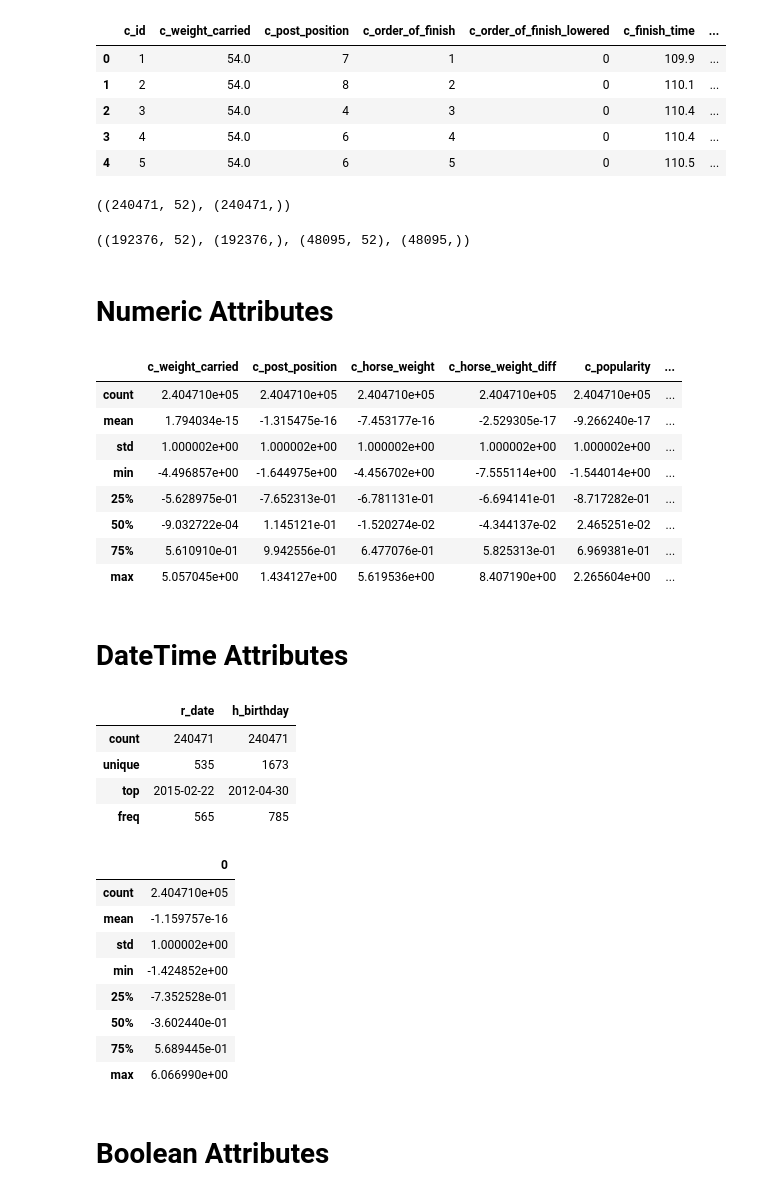
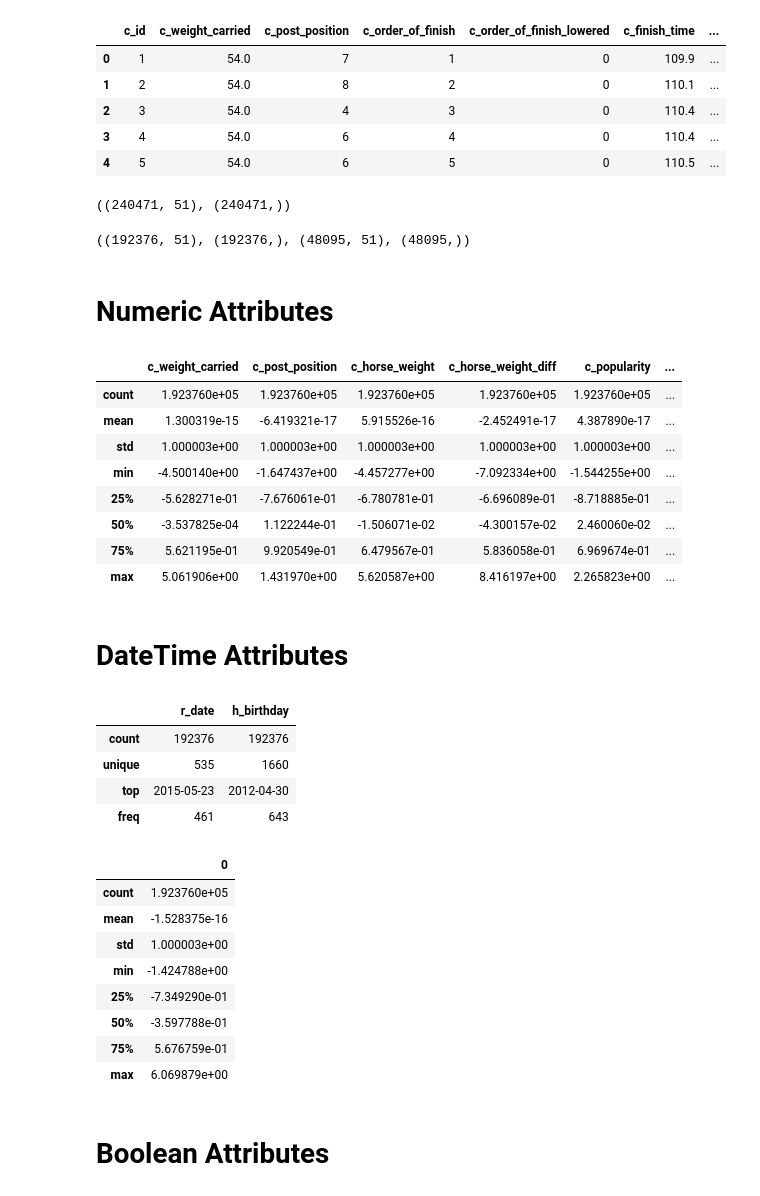
Before and after one commit to hankehly/netkeiba, a Jupyter notebook: notebooks/transformation.ipynb, the cells around one changed output. Cells and saved outputs as stored; diff of their text form; code cells hidden in the pictures.

Commit message:
Add full pipeline

```diff
--- a/notebooks/transformation.ipynb
+++ b/notebooks/transformation.ipynb
@@ -57,14 +57,14 @@ df['r_contender_count'] = df.groupby('r_id').c_id.count().loc[df.r_id].values
 df['c_norm_order_of_finish'] = 1.0 - (df.c_order_of_finish - 1) / (df.r_contender_count - 1)
 
 index_cols = ['c_id', 'r_id', 'h_id', 'j_id', 't_id', 'r_key', 'r_url', 'h_key', 'h_url', 'j_key', 'j_url', 't_key', 't_url']
-label_cols = ['c_norm_order_of_finish', 'c_order_of_finish', 'c_finish_time']
+label_cols = ['c_norm_order_of_finish', 'c_order_of_finish', 'c_finish_time', 'c_order_of_finish_lowered']
 
 X = df.drop(columns=index_cols + label_cols)
 y = df.c_norm_order_of_finish
 
 X.shape, y.shape
 # %% [output]
-((240471, 52), (240471,))
+((240471, 51), (240471,))
 # %%
 from sklearn.model_selection import StratifiedShuffleSplit
 
@@ -75,7 +75,7 @@ for train_idx, test_idx in sss.split(X, y):
 
 X_train.shape, y_train.shape, X_test.shape, y_test.shape
 # %% [output]
-((192376, 52), (192376,), (48095, 52), (48095,))
+((192376, 51), (192376,), (48095, 51), (48095,))
 # %%
 # fillna('')
 # OneHotEncoder(handle_unknown='ignore')
@@ -135,17 +135,18 @@ class CombinedDateAttributesAdder(BaseEstimator, TransformerMixin):
 
 
 class CombinedNumericAttributesAdder(BaseEstimator, TransformerMixin):
-    def __init__(self, columns):
-        self.j_turf_wins_ix = columns.index('j_career_turf_win_count')
-        self.j_turf_races_ix = columns.index('j_career_turf_race_count')
-        self.j_dirt_wins_ix = columns.index('j_career_dirt_win_count')
-        self.j_dirt_races_ix = columns.index('j_career_dirt_race_count')
-        self.t_turf_wins_ix = columns.index('t_career_turf_win_count')
-        self.t_turf_races_ix = columns.index('t_career_turf_race_count')
-        self.t_dirt_wins_ix = columns.index('t_career_dirt_win_count')
-        self.t_dirt_races_ix = columns.index('t_career_dirt_race_count')
-        self.h_total_wins_ix = columns.index('h_total_wins')
-        self.h_total_races_ix = columns.index('h_total_races')
+    def __init__(self):
+        # passing 'num_attribs' via init is preferable, but 'not found' errors occurs in pipeline
+        self.j_turf_wins_ix = num_attribs.index('j_career_turf_win_count')
+        self.j_turf_races_ix = num_attribs.index('j_career_turf_race_count')
+        self.j_dirt_wins_ix = num_attribs.index('j_career_dirt_win_count')
+        self.j_dirt_races_ix = num_attribs.index('j_career_dirt_race_count')
+        self.t_turf_wins_ix = num_attribs.index('t_career_turf_win_count')
+        self.t_turf_races_ix = num_attribs.index('t_career_turf_race_count')
+        self.t_dirt_wins_ix = num_attribs.index('t_career_dirt_win_count')
+        self.t_dirt_races_ix = num_attribs.index('t_career_dirt_race_count')
+        self.h_total_wins_ix = num_attribs.index('h_total_wins')
+        self.h_total_races_ix = num_attribs.index('h_total_races')
 
     def fit(self, X, y=None):
         return self
@@ -176,36 +177,36 @@ from sklearn.preprocessing import StandardScaler
 # %%
 num_pipeline = Pipeline([
     ('imputer', SimpleImputer(strategy='median')),
-    ('num_attribs_adder', CombinedNumericAttributesAdder(num_attribs)),
+    ('num_attribs_adder', CombinedNumericAttributesAdder()),
     ('std_scaler', StandardScaler())
 ])
 
 added_columns = ['j_career_turf_win_rate', 'j_career_dirt_win_rate',
                  't_career_turf_win_rate', 't_career_dirt_win_rate', 'h_win_rate']
 
-X_train_num = num_pipeline.fit_transform(X[num_attribs])
+X_train_num = num_pipeline.fit_transform(X_train[num_attribs])
 X_train_num_df = pd.DataFrame(X_train_num, columns=num_attribs+added_columns)
 X_train_num_df.describe()
 # %% [output]
 |  | c_weight_carried | c_post_position | c_horse_weight | c_horse_weight_diff | c_popularity | ... |
-| count | 2.404710e+05 | 2.404710e+05 | 2.404710e+05 | 2.404710e+05 | 2.404710e+05 | ... |
-| mean | 1.794034e-15 | -1.315475e-16 | -7.453177e-16 | -2.529305e-17 | -9.266240e-17 | ... |
-| std | 1.000002e+00 | 1.000002e+00 | 1.000002e+00 | 1.000002e+00 | 1.000002e+00 | ... |
-| min | -4.496857e+00 | -1.644975e+00 | -4.456702e+00 | -7.555114e+00 | -1.544014e+00 | ... |
-| 25% | -5.628975e-01 | -7.652313e-01 | -6.781131e-01 | -6.694141e-01 | -8.717282e-01 | ... |
-| 50% | -9.032722e-04 | 1.145121e-01 | -1.520274e-02 | -4.344137e-02 | 2.465251e-02 | ... |
-| 75% | 5.610910e-01 | 9.942556e-01 | 6.477076e-01 | 5.825313e-01 | 6.969381e-01 | ... |
-| max | 5.057045e+00 | 1.434127e+00 | 5.619536e+00 | 8.407190e+00 | 2.265604e+00 | ... |
+| count | 1.923760e+05 | 1.923760e+05 | 1.923760e+05 | 1.923760e+05 | 1.923760e+05 | ... |
+| mean | 1.300319e-15 | -6.419321e-17 | 5.915526e-16 | -2.452491e-17 | 4.387890e-17 | ... |
+| std | 1.000003e+00 | 1.000003e+00 | 1.000003e+00 | 1.000003e+00 | 1.000003e+00 | ... |
+| min | -4.500140e+00 | -1.647437e+00 | -4.457277e+00 | -7.092334e+00 | -1.544255e+00 | ... |
+| 25% | -5.628271e-01 | -7.676061e-01 | -6.780781e-01 | -6.696089e-01 | -8.718885e-01 | ... |
+| 50% | -3.537825e-04 | 1.122244e-01 | -1.506071e-02 | -4.300157e-02 | 2.460060e-02 | ... |
+| 75% | 5.621195e-01 | 9.920549e-01 | 6.479567e-01 | 5.836058e-01 | 6.969674e-01 | ... |
+| max | 5.061906e+00 | 1.431970e+00 | 5.620587e+00 | 8.416197e+00 | 2.265823e+00 | ... |
 # %% [markdown]
 # DateTime Attributes
 # %%
-X[date_attribs].describe()
+X_train[date_attribs].describe()
 # %% [output]
 |  | r_date | h_birthday |
-| count | 240471 | 240471 |
-| unique | 535 | 1673 |
-| top | 2015-02-22 | 2012-04-30 |
-| freq | 565 | 785 |
+| count | 192376 | 192376 |
+| unique | 535 | 1660 |
+| top | 2015-05-23 | 2012-04-30 |
+| freq | 461 | 643 |
 # %%
 date_pipeline = Pipeline([
     ('date_attribs_adder', CombinedDateAttributesAdder()),
@@ -213,17 +214,17 @@ date_pipeline = Pipeline([
     ('std_scaler', StandardScaler())
 ])
 
-pd.DataFrame(date_pipeline.fit_transform(X[date_attribs])).describe()
+pd.DataFrame(date_pipeline.fit_transform(X_train[date_attribs])).describe()
 # %% [output]
 |  | 0 |
-| count | 2.404710e+05 |
-| mean | -1.159757e-16 |
-| std | 1.000002e+00 |
-| min | -1.424852e+00 |
-| 25% | -7.352528e-01 |
-| 50% | -3.602440e-01 |
-| 75% | 5.689445e-01 |
-| max | 6.066990e+00 |
+| count | 1.923760e+05 |
+| mean | -1.528375e-16 |
+| std | 1.000003e+00 |
+| min | -1.424788e+00 |
+| 25% | -7.349290e-01 |
+| 50% | -3.597788e-01 |
+| 75% | 5.676759e-01 |
+| max | 6.069879e+00 |
 # %% [markdown]
 # Boolean Attributes
 # %%
```
Also changed, not shown: parts of 8 cells of this notebook.
